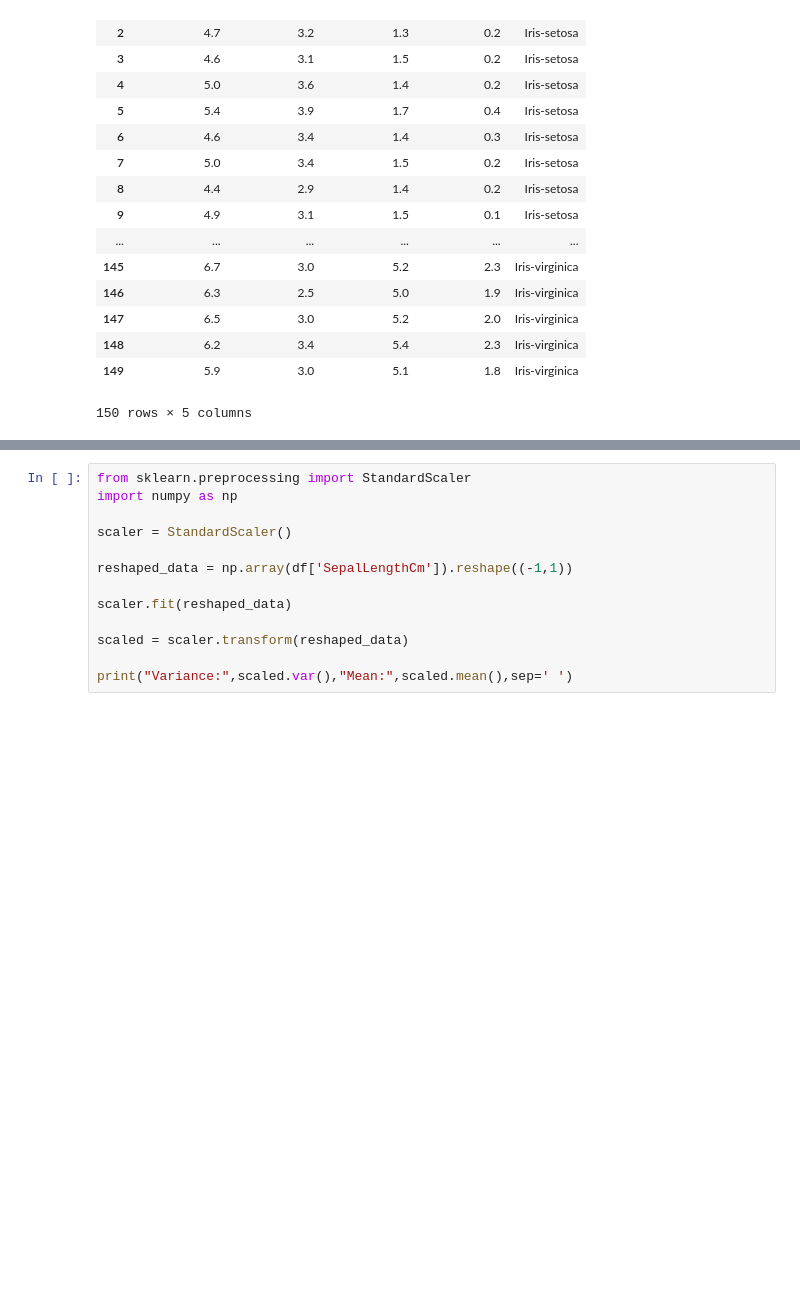
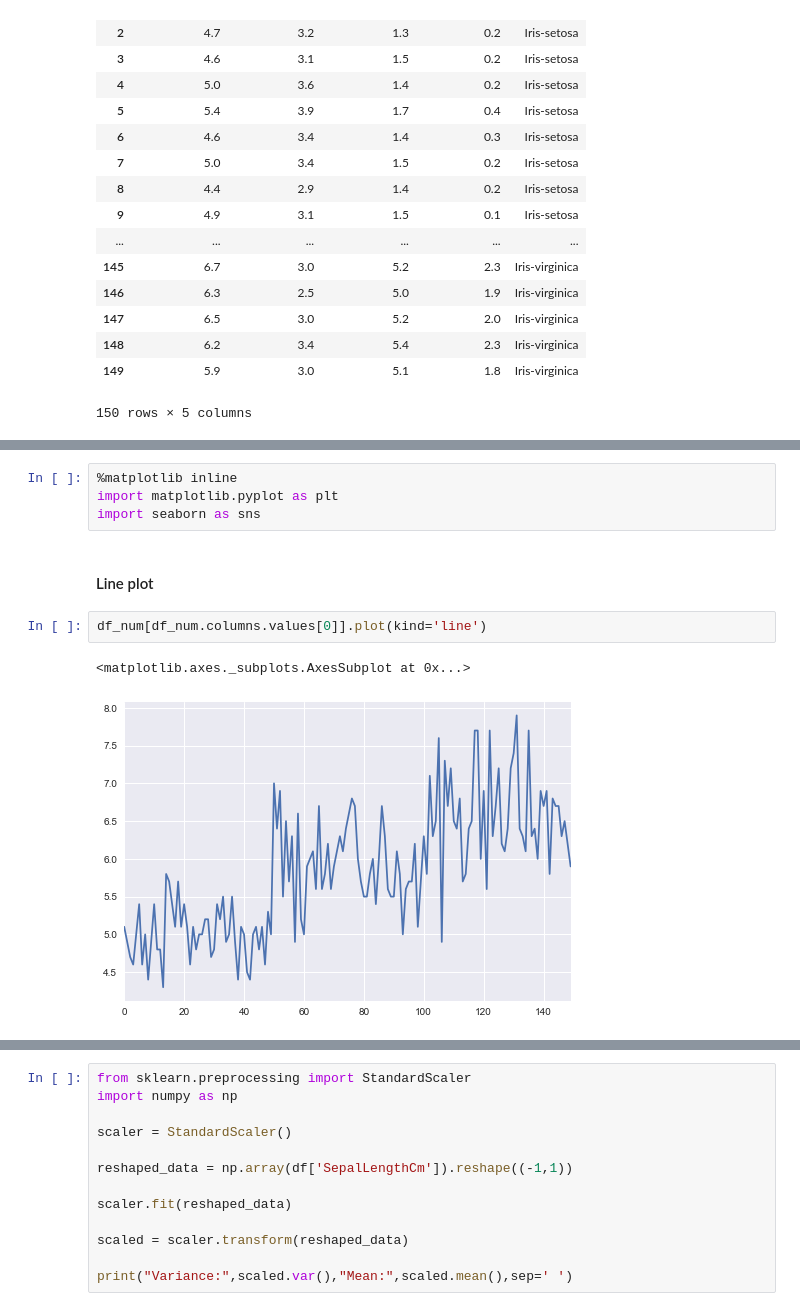
Before and after one commit to Geek-ubaid/Machine-Learning-Make-computers-think, a Jupyter notebook: PredictionModel_v2.ipynb, the cells around one changed output, grey strips where cells are left out. Drawn from its saved outputs; the diff is of its cells as text; blank space fills up the shorter version.

```diff
--- a/PredictionModel_v2.ipynb
+++ b/PredictionModel_v2.ipynb
@@ -184,0 +254,11 @@ df_join
+# %%
+%matplotlib inline
+import matplotlib.pyplot as plt
+import seaborn as sns
+# %% [markdown]
+#### Line plot
+# %%
+df_num[df_num.columns.values[0]].plot(kind='line')
+# %% [output]
+<matplotlib.axes._subplots.AxesSubplot at 0x...>
+[figure, added]
```
Also changed, not shown: parts of 31 cells of this notebook.
